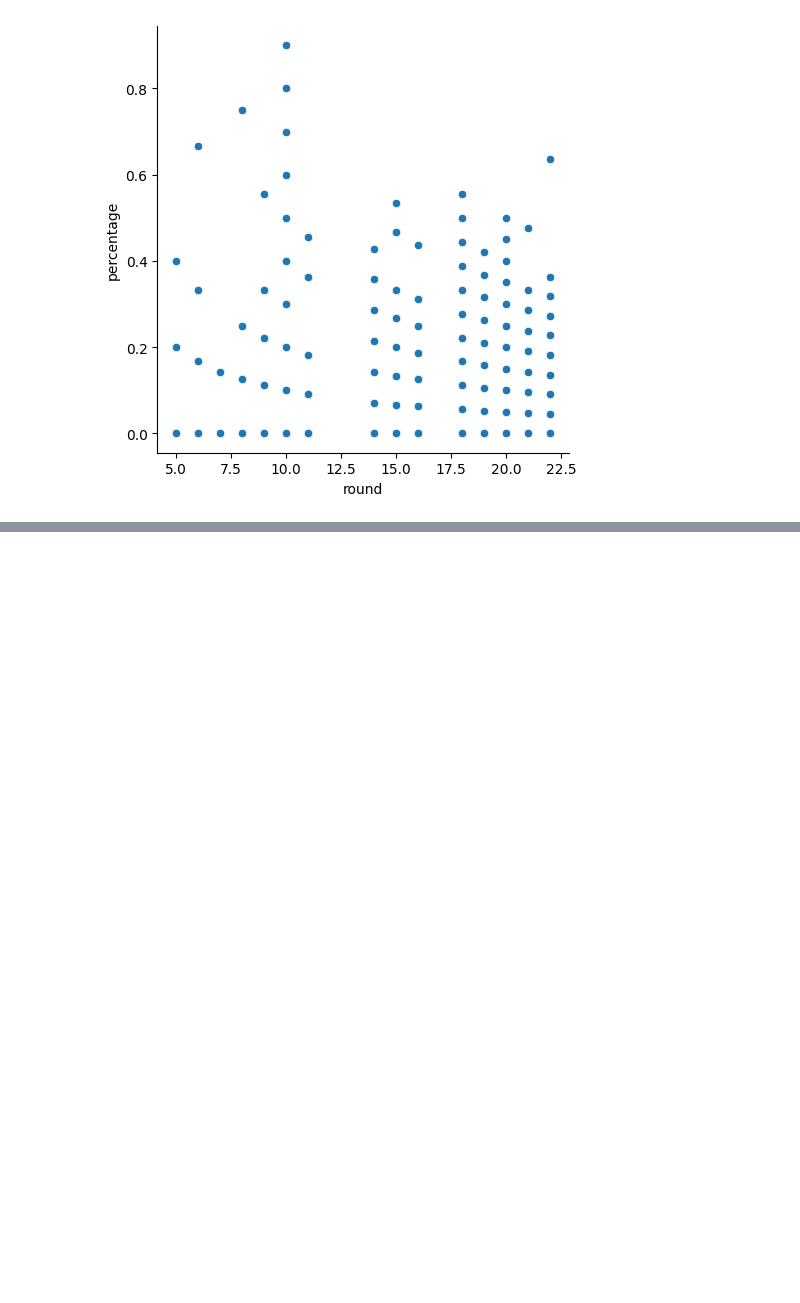
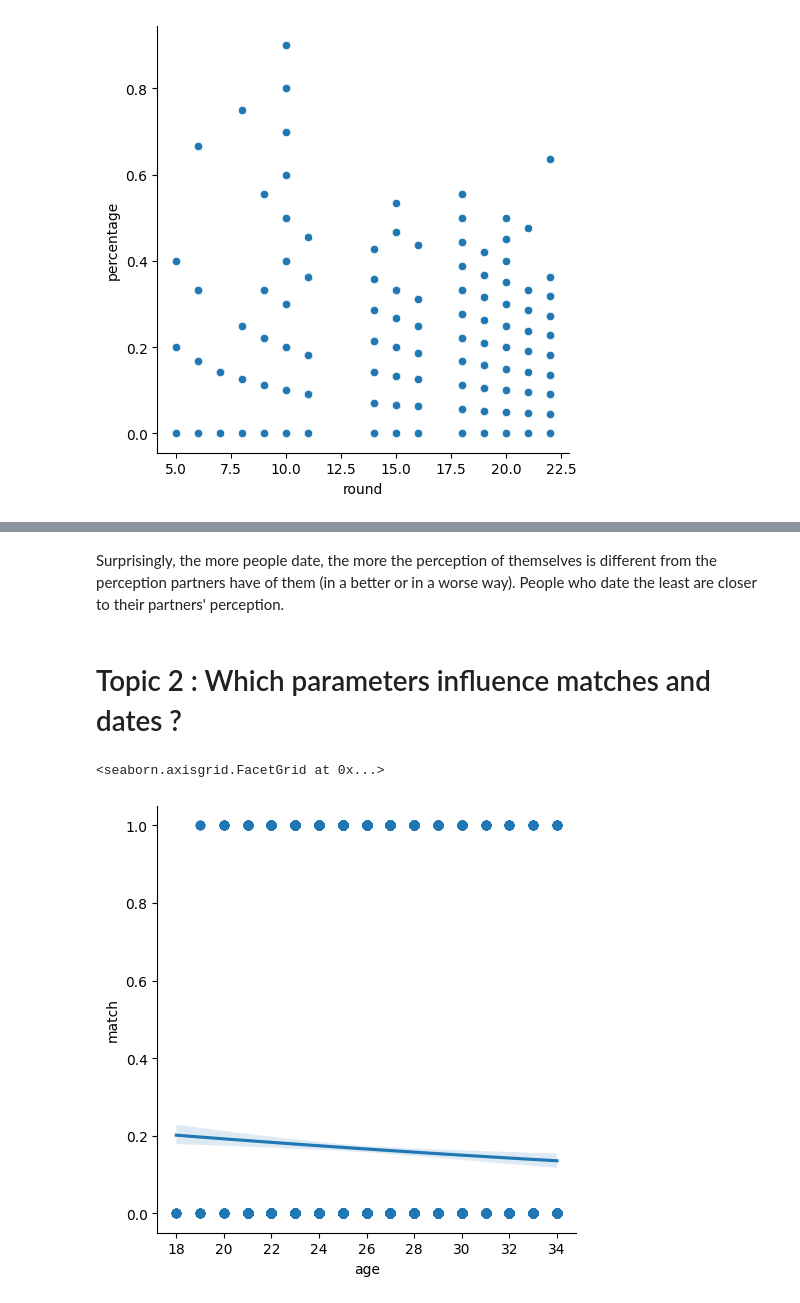
Before and after one commit to Lise-g/Bloc_2, a Jupyter notebook: speed_dating/speed_dating_lise.ipynb, the cells around one changed output, grey strips where cells are left out. Saved outputs shown, nothing was run; the diff lists cells and outputs as text; code cells hidden in the pictures; blank space fills up the shorter version.

```diff
--- a/speed_dating/speed_dating_lise.ipynb
+++ b/speed_dating/speed_dating_lise.ipynb
@@ -429,0 +320,10 @@ Name: match, dtype: float64
+# %% [markdown]
+Surprisingly, the more people date, the more the perception of themselves is different from the perception partners have of them (in a better or in a worse way). People who date the least are closer to their partners' perception.
+# %% [markdown]
+# Topic 2 : Which parameters influence matches and dates ?
+# %%
+# Check the effect of age
+sns.lmplot(x="age", y="match", data= df1, logistic = True)
+# %% [output]
+<seaborn.axisgrid.FacetGrid at 0x...>
+[figure, added]
```
Also changed, not shown: parts of 71 cells of this notebook.
